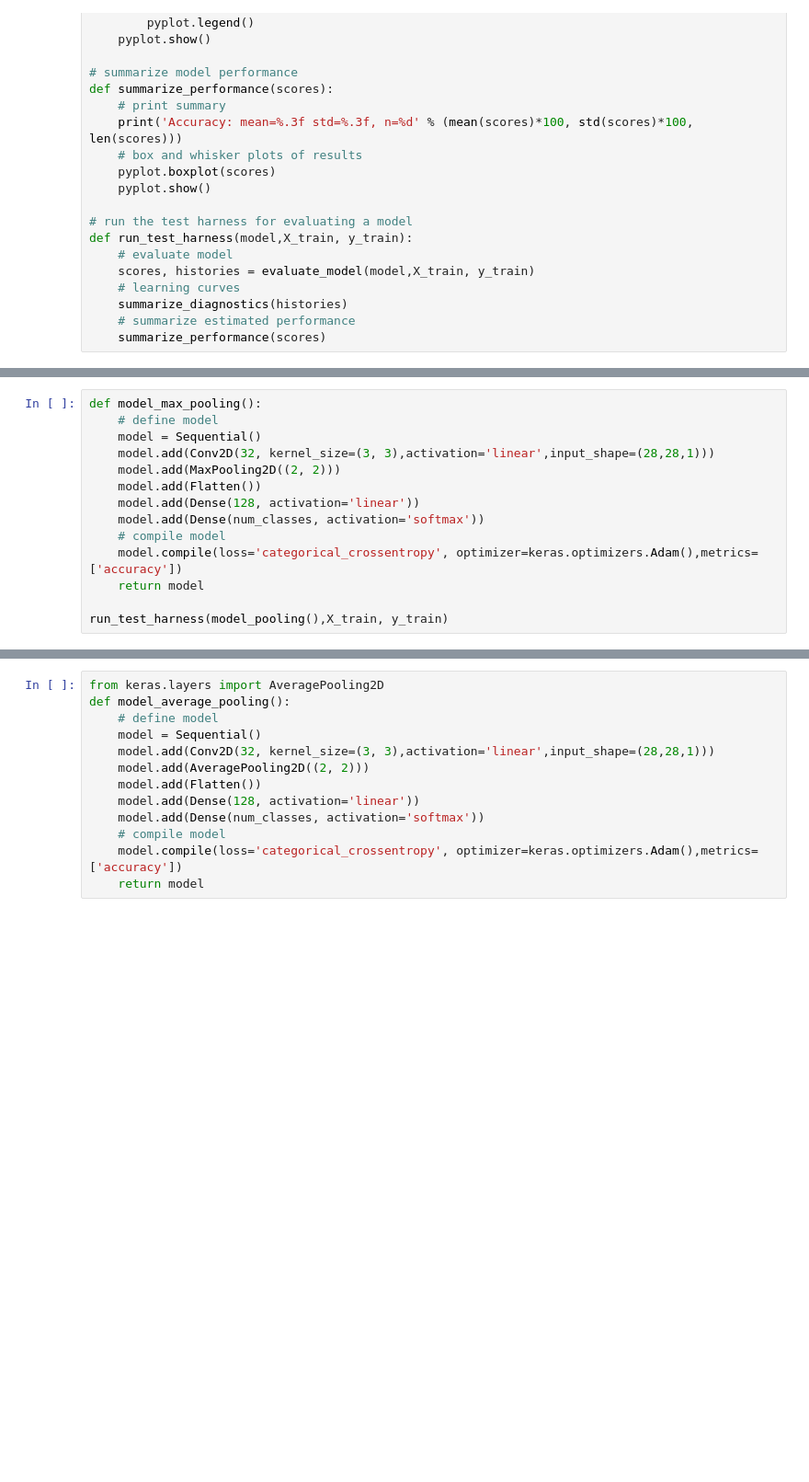
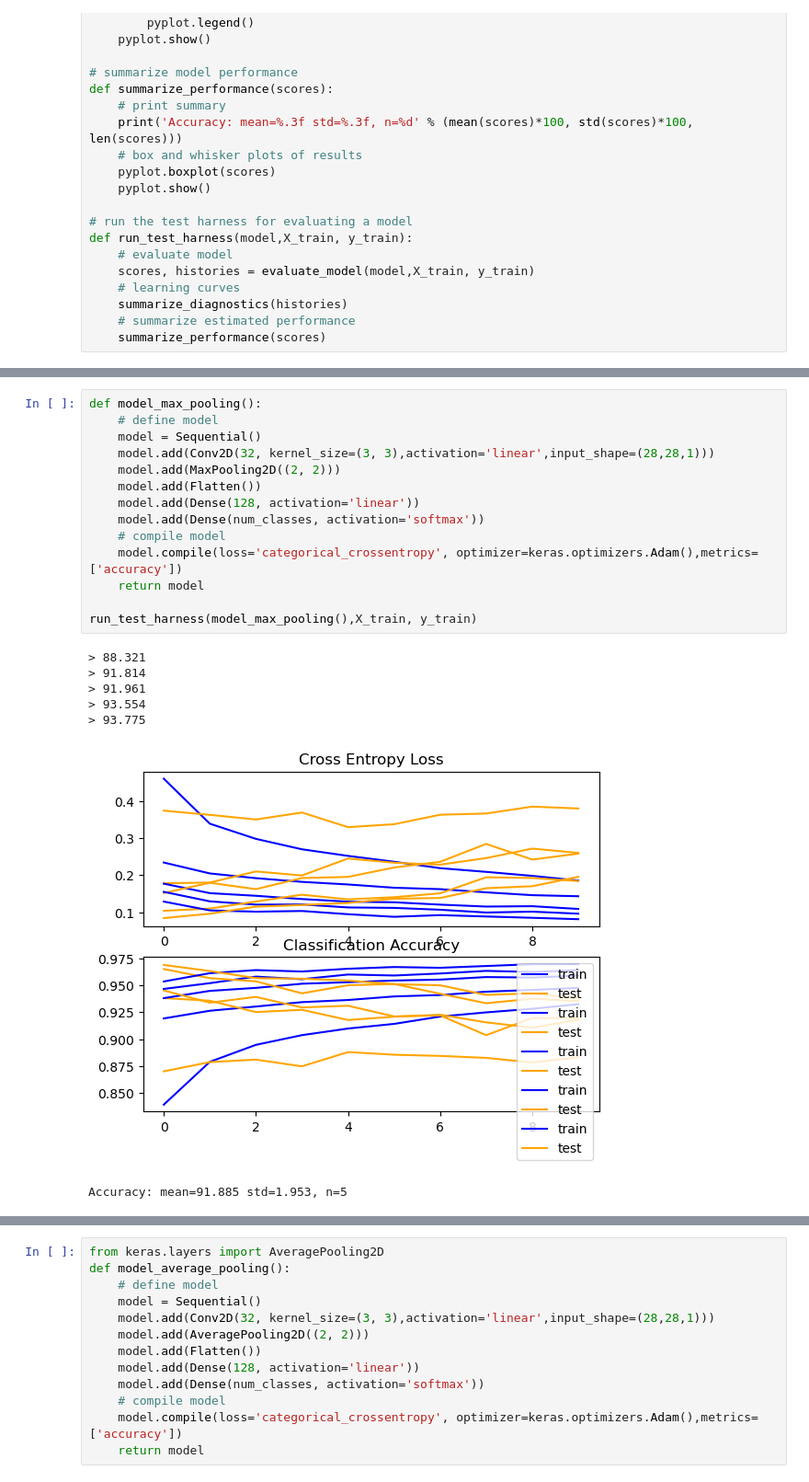
Before and after one commit to JoelPoah/Fashion_MNIST, a Jupyter notebook: fashion.ipynb, the cells around one changed output, grey strips where cells are left out. Shown at 92% size. Cells and saved outputs as stored; diff of their text form; blank space fills up the shorter version.

```diff
--- a/fashion.ipynb
+++ b/fashion.ipynb
@@ -631,14 +650,22 @@ def run_test_harness(model,X_train, y_train):
 # %%
 def model_max_pooling():
     # define model
     model = Sequential()
     model.add(Conv2D(32, kernel_size=(3, 3),activation='linear',input_shape=(28,28,1)))
     model.add(MaxPooling2D((2, 2)))
     model.add(Flatten())
     model.add(Dense(128, activation='linear'))
     model.add(Dense(num_classes, activation='softmax'))
     # compile model
     model.compile(loss='categorical_crossentropy', optimizer=keras.optimizers.Adam(),metrics=['accuracy'])
     return model
 
-run_test_harness(model_pooling(),X_train, y_train)
+run_test_harness(model_max_pooling(),X_train, y_train)
+# %% [output]
+> 88.321
+> 91.814
+> 91.961
+> 93.554
+> 93.775
+[figure, added]
+Accuracy: mean=91.885 std=1.953, n=5
```
Also changed, not shown: parts of 23 cells of this notebook.
